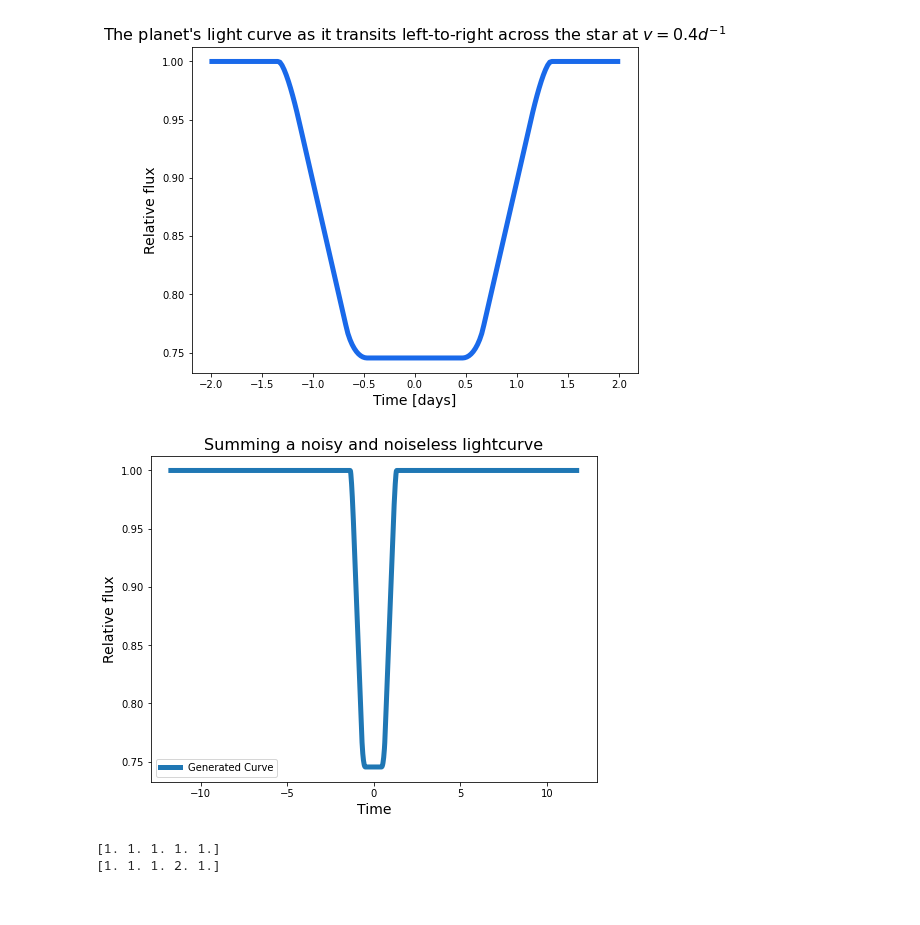
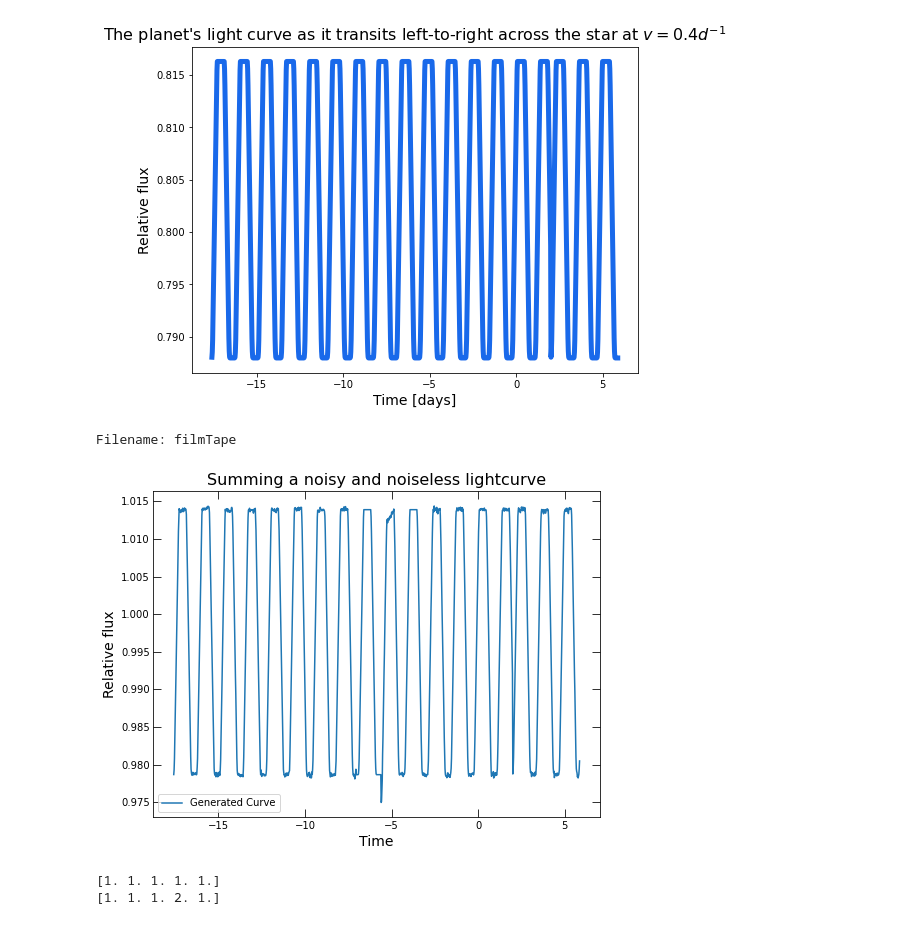
Before and after one commit to joshua-bromley/tessSignalInjection, a Jupyter notebook: lightCurveSums/injectNoise.ipynb, the cells around one changed output. Saved outputs shown, nothing was run; the diff lists cells and outputs as text; code cells hidden in the pictures.

Commit message:
Generated a couple of light curves

```diff
--- a/lightCurveSums/injectNoise.ipynb
+++ b/lightCurveSums/injectNoise.ipynb
@@ -56,17 +84,18 @@ def ebtSumLightCurves(trueLC, genLC): ##Sums a true light curve and a generated
 # %%
-q = data[11]
+q = data[11] #Importing data from the pickle file
 times = data[6]
 lc = data[8]
 medLc = np.median(lc)
-for i in range(len(lc)):
+for i in range(len(lc)): ##Replacing low quality data with the median, it is important that the time array has regular spacing
     if q[i] != 0:
         lc[i] = medLc
 
-cutTimes, cutLc = cutLightCurve(times, lc, 1545, 1600)
-midTime = np.percentile(cutTimes,50)
+cutTimes, cutLc = cutLightCurve(times, lc, 1545, 1600) ##Cut Extraneous Edge Behavior
+midTime = np.percentile(cutTimes,75) ##Set the 0 point at 3/4. Eight Bit Transit centers light curves at 0 so put this where you want to center the transit
+##Tess light curves seem to have a 2 day gap near the center
 cutTimes = cutTimes - midTime
 
-fig, ax = plt.subplots(1,1,figsize=(24,6))
+fig, ax = plt.subplots(1,1,figsize=(24,6))##Plotting
 ax.plot(cutTimes,cutLc,color="#1969ea",ls="-",lw=5)
 plt.xlabel("Time",fontsize=14)
 plt.ylabel("Flux",fontsize=14)
@@ -113,0 +119,23 @@ planet.plot_grid()
+# %%
+times = np.linspace(-10.0,10.0,500) ##Create Eight Bit Transit Object
+
+planetGrid = np.zeros((30,100))
+planetGrid[8:10,0:300] = 1
+planetGrid[20:22,0:300] = 1
+planetGrid[8:22,5:7] = 1
+#planetGrid[8:22,15:17] = 1
+planetGrid[8:22,25:27] = 1
+#planetGrid[8:22,35:37] = 1
+planetGrid[8:22,45:47] = 1
+#planetGrid[8:22,55:57] = 1
+planetGrid[8:22,65:67] = 1
+#planetGrid[8:22,75:77] = 1
+planetGrid[8:22,85:87] = 1
+#planetGrid[8:22,95:97] = 1
+'''
+planetGrid = np.zeros((30,30))
+planetGrid[6:24,12:18] = 1
+'''
+planet = TransitingImage(opacitymat = planetGrid, lowres = 15, lowrestype="mean",lowresround = False, v = 1, t_ref = 0, t_arr = cutTimes)
+
+planet.plot_grid()
@@ -114,29 +144,40 @@ planet.plot_grid()
 # %%
-planetLC, overlapTimes = planet.gen_LC(t_arr = cutTimes)
+planetLC, overlapTimes = planet.gen_LC(t_arr = cutTimes)##Generate Light Curve
 
-fig, ax = plt.subplots(1,1,figsize=(8,6))
+overlapTimes, planetLC = cutLightCurve(overlapTimes, planetLC, -2,2)##Cutting and extending the periodic behavior of this light curve
+planetLC, overlapTimes = duplicateLightCurve(planetLC, overlapTimes, cutTimes[0],cutTimes[-1] - (cutTimes[1]-cutTimes[0]))
+
+fig, ax = plt.subplots(1,1,figsize=(8,6))##Plotting
 ax.plot(overlapTimes,planetLC,color="#1969ea",ls="-",lw=5)
 plt.xlabel("Time [days]",fontsize=14)
 plt.ylabel("Relative flux",fontsize=14)
 plt.title(r"The planet's light curve as it transits left-to-right across the star at $v = 0.4 d^{-1}$",fontsize=16)
 plt.show()
 # %% [output]
-[figure, old version]
+[figure, new version]
 # %%
-longTransitLC, times = ebtExtendLC(planetLC, overlapTimes, cutTimes)
-sumLC = ebtSumLightCurves(normLc, longTransitLC)
+#longTransitLC, times = ebtExtendLC(planetLC, overlapTimes, cutTimes)
+sumLC = ebtSumLightCurves(normLc, planetLC)##Summing and normalizing lightcurves
+medLC = np.median(sumLC)
+sumLC = sumLC/medLC
 
-fig, ax = plt.subplots(1,1,figsize=(8,6))
-#ax.plot(times,sumLC,ls="-",lw=5, label = "Summed Curve")
-#ax.plot(times,normLc,ls='-',lw = 5, label = "Observed Curve", zorder = -1)
-ax.plot(times,longTransitLC,ls='-',lw=5,label = "Generated Curve", zorder = -2)
+fig, ax = plt.subplots(1,1,figsize=(8,6))##PLotting
+ax.plot(overlapTimes,sumLC,label = "Generated Curve", ls = '-')
 ax.legend()
 plt.xlabel("Time",fontsize=14)
 plt.ylabel("Relative flux",fontsize=14)
 plt.title(r"Summing a noisy and noiseless lightcurve",fontsize=16)
+
+ax.tick_params(direction = "in", which = "major", length = 8, top = True, right = True)
+ax.tick_params(direction = "in", which = "minor", length = 4, top = True, right = True)
+
+filename = input("Filename:")
+
+plt.savefig("./output/"+filename)
 plt.show()
 # %% [output]
+Filename: filmTape
-[figure, old version]
+[figure, new version]
 # %%
 # %% [output]
 [1. 1. 1. 1. 1.]
```
Also changed, not shown: parts of 9 cells of this notebook, 5 other files.
